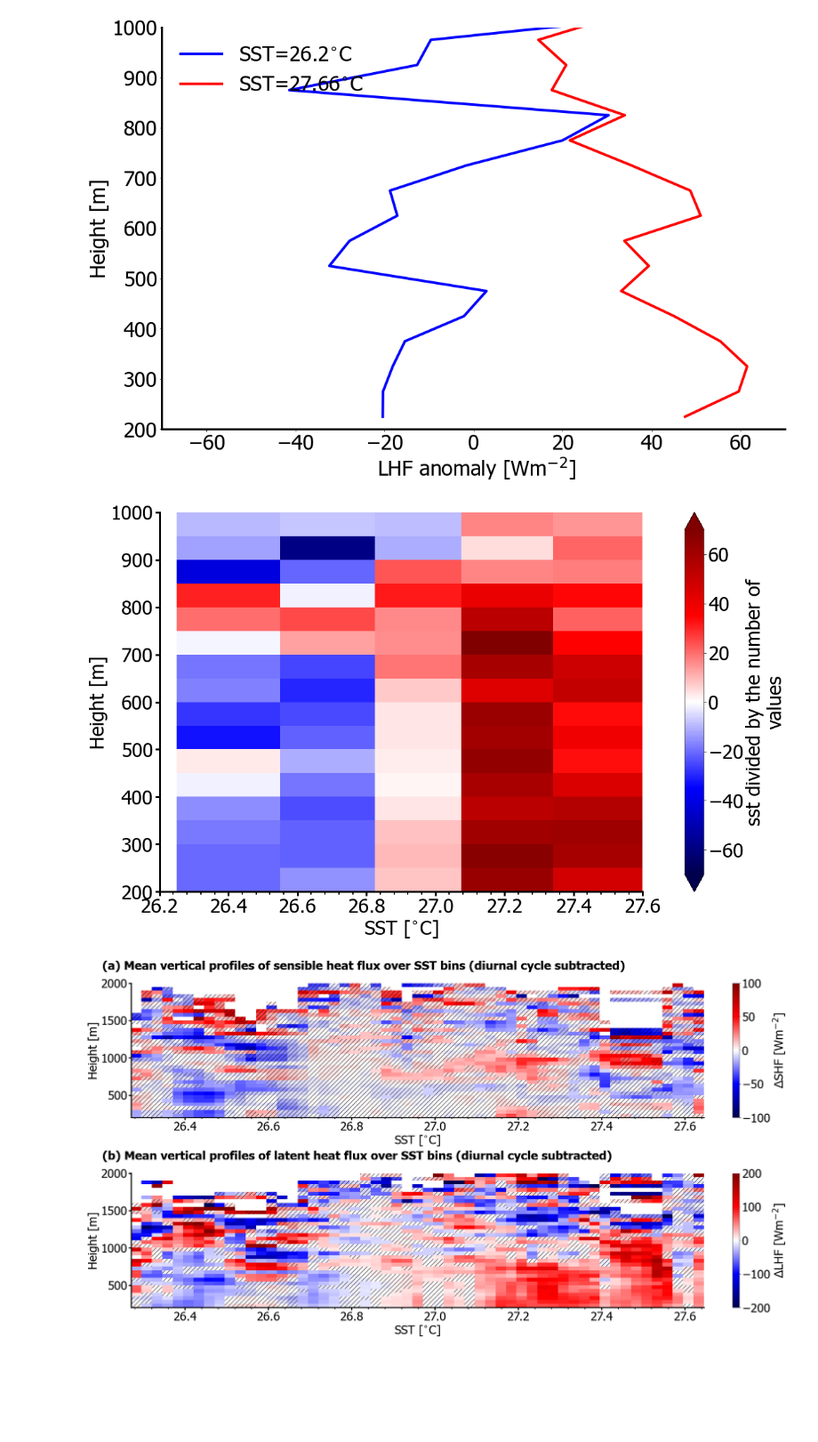
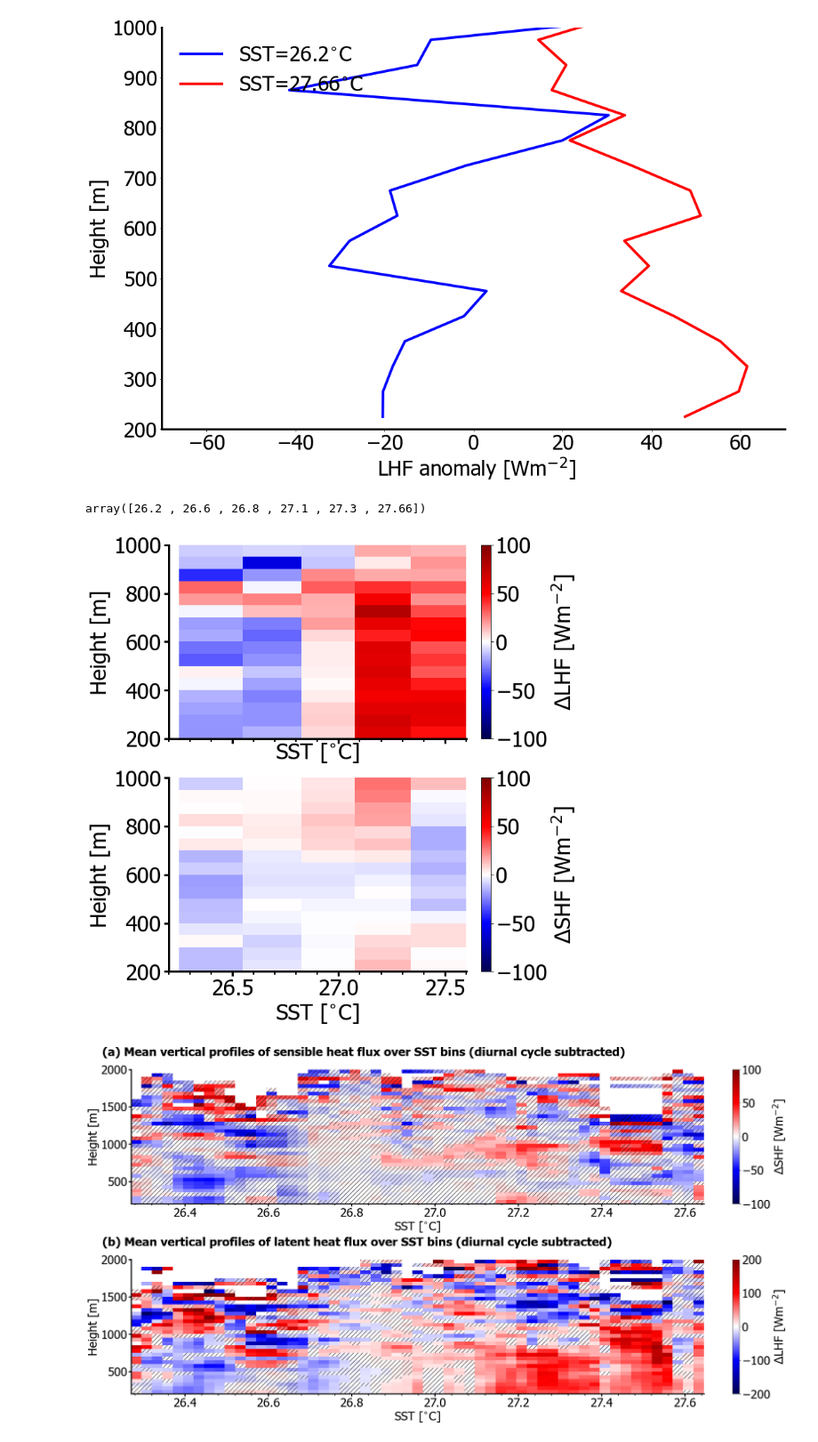
Before and after one commit to ClauClouds/SST-impact, a Jupyter notebook: plot_figure_fluxes_uncertainty.ipynb, the cells around one changed output. Shown at 89% size. Drawn from its saved outputs; the diff is of its cells as text; code cells hidden in the pictures; blank space fills up the shorter version.

Commit message:
redoing figures with bins as RS for reviewers

```diff
--- a/plot_figure_fluxes_uncertainty.ipynb
+++ b/plot_figure_fluxes_uncertainty.ipynb
@@ -95,6 +95,7 @@ def f_rebin_vars_new_sst_bins(dataset, varname, sst_bins_new):
 sst_bins_new = np.asarray([26.2, 26.6, 26.8, 27.1, 27.3, 27.66])   # sst bins array of RS
 #sst_bins_new = np.asarray([26.4363, 27.4587])                   # SST 10th and 90th percentile
 LHF_new_data = f_rebin_vars_new_sst_bins(data, 'LHF', sst_bins_new)
+SHF_new_data = f_rebin_vars_new_sst_bins(data, 'SHF', sst_bins_new)
 # %% [output]
 0 5
  reading the sst in the interval 26.2 26.6
@@ -186,6 +179,10 @@ fig.savefig(path_out_plots+'LHF_over_sst_percentiles_R1.png')
 # %% [output]
 ['SST=26.2', 'SST=26.6', 'SST=26.8', 'SST=27.1', 'SST=27.3', 'SST=27.66']
 [figure]
+# %%
+sst_bins_new
+# %% [output]
+array([26.2 , 26.6 , 26.8 , 27.1 , 27.3 , 27.66])
 # %%
 # plotting the masked functions
 dict_plot_settings = {
@@ -194,50 +191,69 @@ dict_plot_settings = {
     'fontSizeTitle':32,
     'fontSizeX'    :32,
     'fontSizeY'    :32,
     'cbarAspect'   :32,
     'fontSizeCbar' :32,
     'rcparams_font':['Tahoma'],
     'savefig_dpi'  :100,
     'font_size'    :32,
     'grid'         :True}
 
 
 # composite figure variables binned in sst
 path_out_plots = '/Volumes/Extreme SSD/work/006_projects/001_Prec_Trade_Cycle/SST_impact_work/plots_paper/'
 #path_out_plots = '/home/agostino/SST-impact_data/plots/'
 
 # plots settings defined by user at the top
 labelsizeaxes   = dict_plot_settings['labelsizeaxes']
 fontSizeTitle   = dict_plot_settings['fontSizeTitle']
 fontSizeX       = dict_plot_settings['fontSizeX']
 fontSizeY       = dict_plot_settings['fontSizeY']
 cbarAspect      = dict_plot_settings['cbarAspect']
 fontSizeCbar    = dict_plot_settings['fontSizeCbar']
 rcParams['font.sans-serif'] = dict_plot_settings['rcparams_font']
 matplotlib.rcParams['savefig.dpi'] = dict_plot_settings['savefig_dpi']
 plt.rcParams.update({'font.size':dict_plot_settings['font_size']})
 grid = dict_plot_settings['grid']
 matplotlib.rc('xtick', labelsize=dict_plot_settings['plot_ticks'])  # sets dimension of ticks in the plots
 matplotlib.rc('ytick', labelsize=dict_plot_settings['plot_ticks'])  # sets dimension of ticks in the plots
 
-fig, ax = plt.subplots(1,1, figsize=(16,10), constrained_layout=True)
-LHF_new_data.LHF_new_bins.plot(x='sst_mean', y='height', vmin=-70., vmax=70., cmap='seismic', axes=ax)
-ax.set_ylim(200., 1000.)
-ax.set_xlim(26.2, 27.6)
-ax.spines["top"].set_visible(False)
-ax.spines["right"].set_visible(False)
-ax.spines["bottom"].set_linewidth(3)
-ax.spines["left"].set_linewidth(3)
-ax.xaxis.set_minor_locator(ticker.AutoMinorLocator(n=5))
-ax.tick_params(which='minor', length=5, width=2)
-ax.tick_params(which='major', length=7, width=3)
-ax.xaxis.set_minor_locator(ticker.AutoMinorLocator(n=5))
-ax.tick_params(axis='both', labelsize=32)
-ax.set_ylabel('Height [m]', fontsize=fontSizeX)
-ax.set_xlabel('SST [$^{\circ}$C]', fontsize=fontSizeX)
-fig.savefig(path_out_plots+'resampling_LHF_R1.png')
+fig, ax = plt.subplots(2,1, figsize=(10,10), sharex=True, constrained_layout=True)
+mesh1 = ax[0].pcolormesh(LHF_new_data.sst_mean.values, LHF_new_data.height.values, LHF_new_data.LHF_new_bins.values.T, cmap='seismic', vmin=-100., vmax=100.)
+cbar = fig.colorbar(mesh1, ax=ax[0])
+cbar.set_label(label='$\Delta$LHF [Wm$^{-2}$]',  size=fontSizeX)
+ax[0].set_ylim(200., 1000.)
+ax[0].set_xlim(26.2, 27.6)
+ax[0].spines["top"].set_visible(False)
+ax[0].spines["right"].set_visible(False)
+ax[0].spines["bottom"].set_linewidth(3)
+ax[0].spines["left"].set_linewidth(3)
+ax[0].xaxis.set_minor_locator(ticker.AutoMinorLocator(n=5))
+ax[0].tick_params(which='minor', length=5, width=2)
+ax[0].tick_params(which='major', length=7, width=3)
+ax[0].xaxis.set_minor_locator(ticker.AutoMinorLocator(n=5))
+ax[0].tick_params(axis='both', labelsize=32)
+ax[0].set_ylabel('Height [m]', fontsize=fontSizeX)
+
+mesh2 = ax[1].pcolormesh(SHF_new_data.sst_mean.values, SHF_new_data.height.values, SHF_new_data.SHF_new_bins.values.T, cmap='seismic', vmin=-100., vmax=100.)
+cbar = fig.colorbar(mesh2, ax=ax[1])
+cbar.set_label(label='$\Delta$SHF [Wm$^{-2}$]',  size=fontSizeX)
+ax[1].set_ylim(200., 1000.)
+ax[1].set_xlim(26.2, 27.6)
+ax[1].spines["top"].set_visible(False)
+ax[1].spines["right"].set_visible(False)
+ax[1].spines["bottom"].set_linewidth(3)
+ax[1].spines["left"].set_linewidth(3)
+ax[1].xaxis.set_minor_locator(ticker.AutoMinorLocator(n=5))
+ax[1].tick_params(which='minor', length=5, width=2)
+ax[1].tick_params(which='major', length=7, width=3)
+ax[1].xaxis.set_minor_locator(ticker.AutoMinorLocator(n=5))
+ax[1].tick_params(axis='both', labelsize=32)
+ax[1].set_ylabel('Height [m]', fontsize=fontSizeX)
+ax[1].set_xlabel('SST [$^{\circ}$C]', fontsize=fontSizeX)
+
+fig.savefig(path_out_plots+'resampling_LHF_SHF_R1.png')
 # %% [output]
-[figure, old version]
+[figure, new version]
 # %%
 # definition of a function to calculate the uncertainty propagation
 
```
Also changed, not shown: parts of 2 cells of this notebook, 2 other files.
